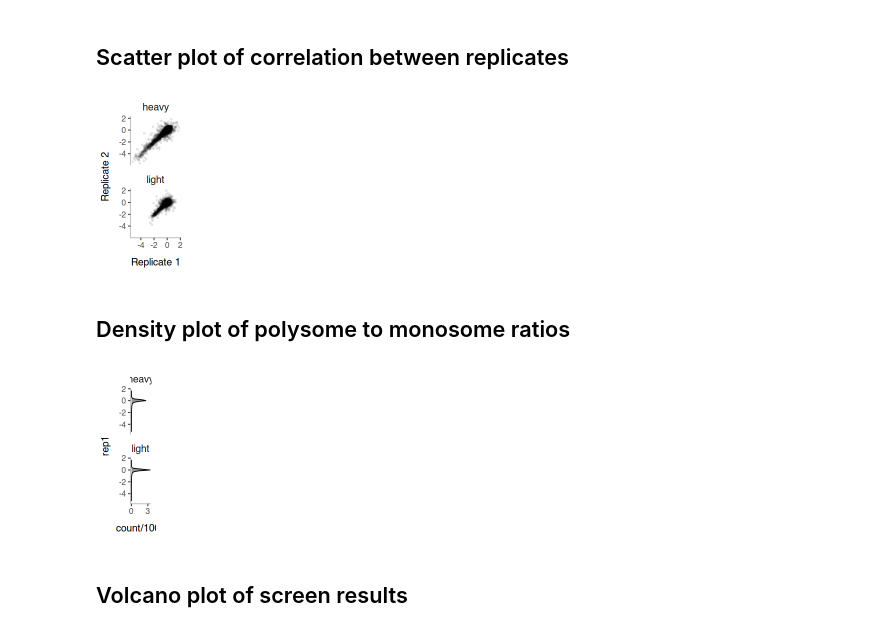
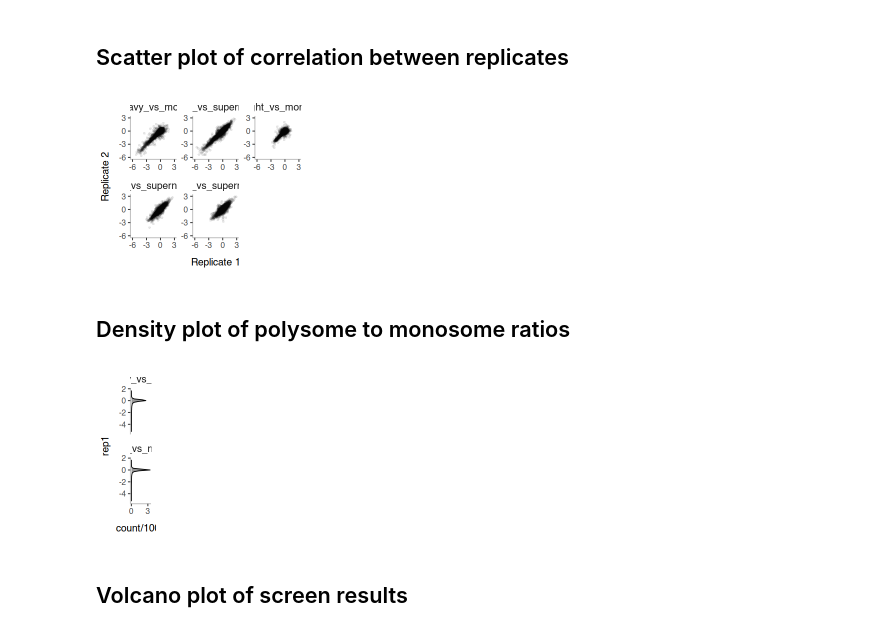
Before and after one commit to rasilab/nugent_2024, a Jupyter notebook: analysis/barcodeseq/rbp_barcode_screens/scripts/plot_polysome_relic_data.ipynb, the cells around one changed output. Cells and saved outputs as stored; diff of their text form; code cells hidden in the pictures.

Commit message:
add supernatant data to repo

```diff
--- a/analysis/barcodeseq/rbp_barcode_screens/scripts/plot_polysome_relic_data.ipynb
+++ b/analysis/barcodeseq/rbp_barcode_screens/scripts/plot_polysome_relic_data.ipynb
@@ -109,8 +109,8 @@ mageck_sgrna <- list.files("../data/mageck/", full.names = T, recursive = T, pat
   mutate(sample_name = str_extract(file, "(?<=mageck//).+(?=/mageck.)")) %>%
   separate(sample_name, c("treatment", "control"), sep = "_vs_", remove = F) %>%
   mutate(rep = str_extract(sample_name, "rep1|rep2")) %>%
-  mutate(treatment = str_extract(treatment, "heavy|light|mono")) %>%
-  mutate(control = str_extract(control, "mono|total")) %>%
+  mutate(treatment = str_extract(treatment, "heavy|light|mono|supernatant")) %>%
+  mutate(control = str_extract(control, "mono|supernatant")) %>%
   filter(!is.na(treatment), !is.na(control), !is.na(rep)) %>%
   mutate(data = map(file, . %>% read_tsv(show_col_types = F))) %>%
   select(-file) %>%
@@ -177,24 +207,27 @@ ggsave("../figures/mageck_polysome_correlation.pdf", width = 2.8, height = 2, un
 # %% [markdown]
 ## Scatter plot of correlation between replicates
 # %%
-options(repr.plot.width = 1.5, repr.plot.height = 3)
+options(repr.plot.width = 3.5, repr.plot.height = 3)
 
 corr_data %>%
   drop_na() %>%
   ggplot(aes(x = rep1, y = rep2)) +
-  facet_wrap(~ sample_name, ncol = 1) +
+  facet_wrap(~ sample_name, ncol = 3, scales = "free") +
   geom_point(color = "black", alpha = 0.1, stroke = NA) +
-  labs(x = "Replicate 1", y = "Replicate 2")
+  labs(x = "Replicate 1", y = "Replicate 2") +
+  scale_x_continuous(limits = c(-6, 3), breaks = c(-6, -3, 0, 3)) +
+  scale_y_continuous(limits = c(-6, 3), breaks = c(-6, -3, 0, 3))
 
 ggsave("../figures/mageck_polysome_correlation.pdf", width = 1.5, height = 3)
 # %% [output]
-[figure, old version]
+[figure, new version]
 # %% [markdown]
 ## Density plot of polysome to monosome ratios
 # %%
 options(repr.plot.width = 1, repr.plot.height = 2.9)
 
 corr_data %>%
+  filter(str_detect(sample_name, "mono$")) %>%
   drop_na() %>%
   ggplot(aes(x = rep1)) +
   facet_wrap(~ sample_name, ncol = 1) +
@@ -204,7 +237,7 @@ corr_data %>%
 
 ggsave("../figures/mageck_polysome_histogram.pdf", width = 1, height = 2.9)
 # %% [output]
-[figure, old version]
+[figure, new version]
 # %% [markdown]
 ## Volcano plot of screen results
 # %%
```
Also changed, not shown: parts of 14 cells of this notebook, 7 other files.
